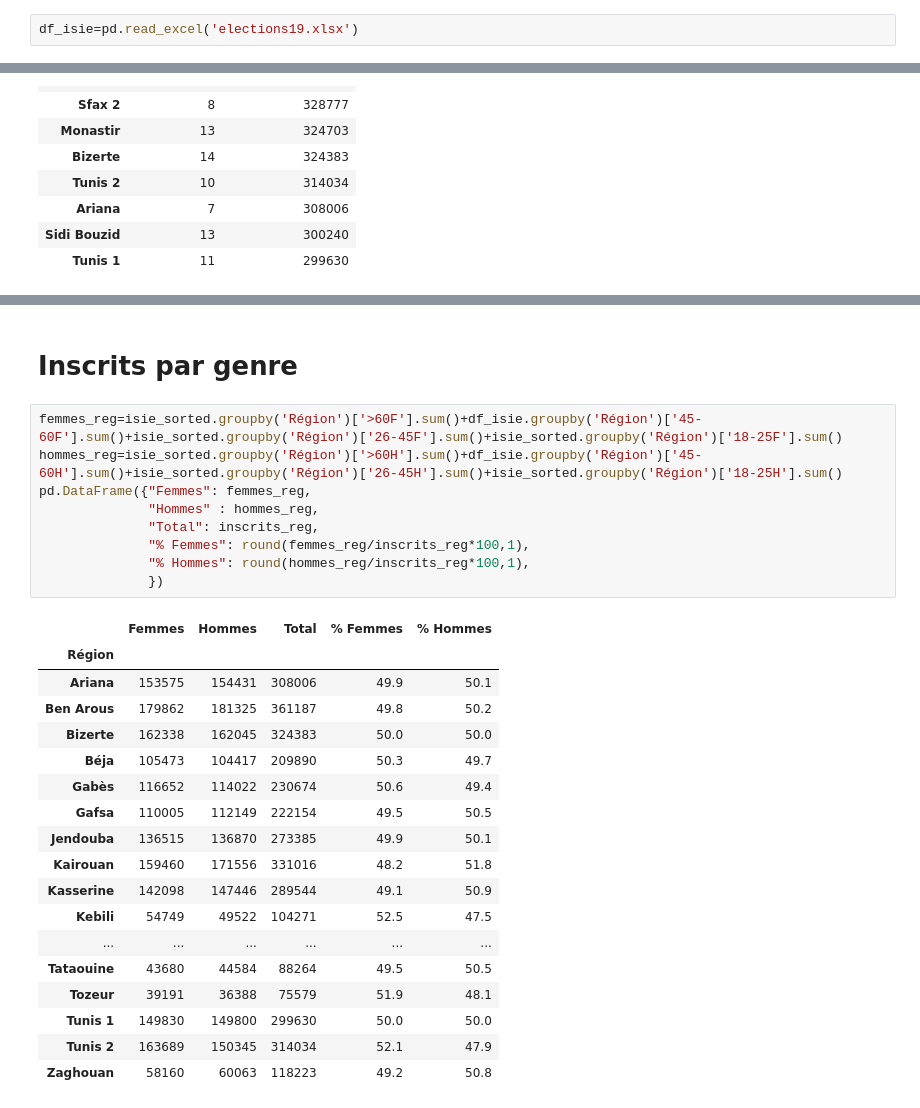
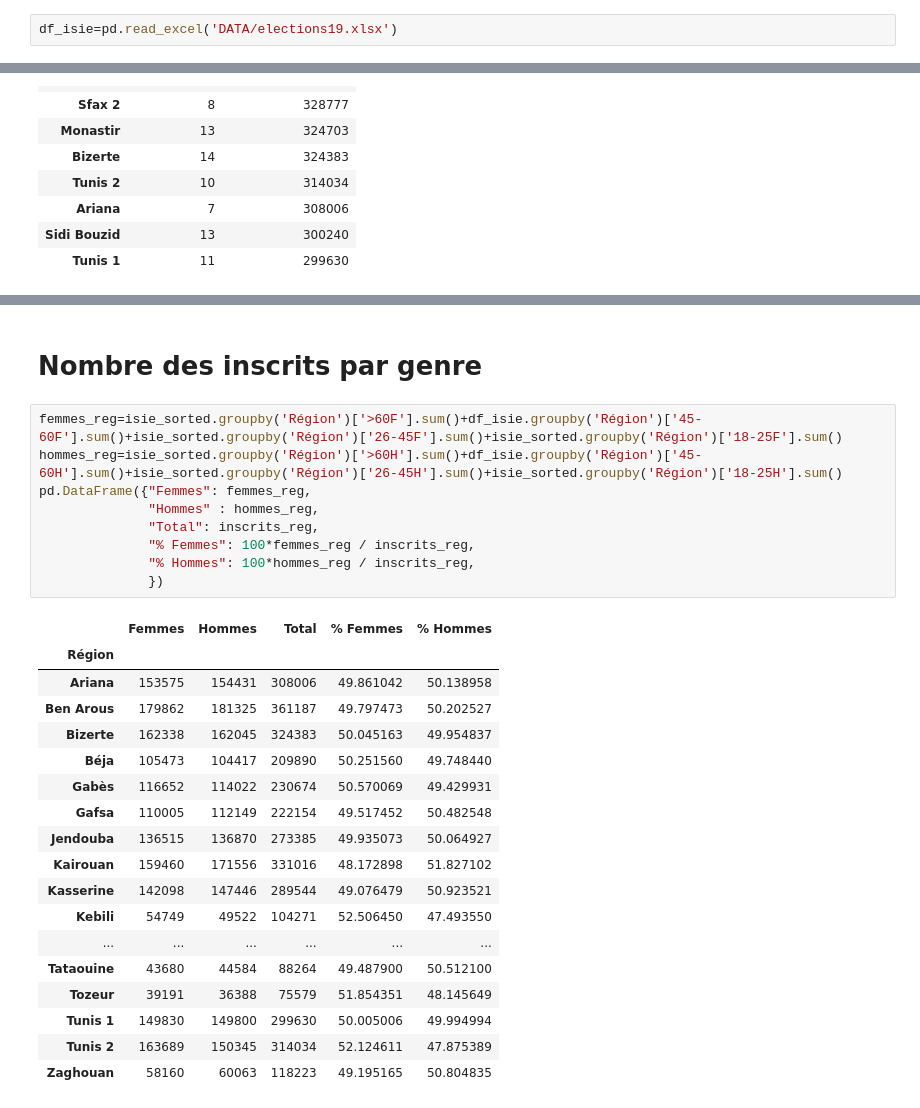
Before and after one commit to SeifAllah-BS/Analyse_Donn-es, a Jupyter notebook: index.ipynb, the cells around one changed output, grey strips where cells are left out. Saved outputs shown, nothing was run; the diff lists cells and outputs as text.

```diff
--- a/index.ipynb
+++ b/index.ipynb
@@ -6,6 +6,6 @@ import numpy as np
 import matplotlib.pyplot as plt
 %matplotlib inline
 # %%
-df_isie=pd.read_excel('elections19.xlsx')
+df_isie=pd.read_excel('DATA/elections19.xlsx')
 # %%
 isie_sorted = df_isie.sort_values(by="Nombre d'inscrits",ascending=False )
@@ -210,30 +133,30 @@ df_jeunes1.sort_values(by="%",ascending=False).head(5)
 # %% [markdown]
-# **Inscrits par genre**
+# **Nombre des inscrits par genre**
 # %%
 femmes_reg=isie_sorted.groupby('Région')['>60F'].sum()+df_isie.groupby('Région')['45-60F'].sum()+isie_sorted.groupby('Région')['26-45F'].sum()+isie_sorted.groupby('Région')['18-25F'].sum()
 hommes_reg=isie_sorted.groupby('Région')['>60H'].sum()+df_isie.groupby('Région')['45-60H'].sum()+isie_sorted.groupby('Région')['26-45H'].sum()+isie_sorted.groupby('Région')['18-25H'].sum()
 pd.DataFrame({"Femmes": femmes_reg,
               "Hommes" : hommes_reg,
               "Total": inscrits_reg,
-              "% Femmes": round(femmes_reg/inscrits_reg*100,1),
-              "% Hommes": round(hommes_reg/inscrits_reg*100,1),
+              "% Femmes": 100*femmes_reg / inscrits_reg,
+              "% Hommes": 100*hommes_reg / inscrits_reg,
               })
 # %% [output]
 |  | Femmes | Hommes | Total | % Femmes | % Hommes |
 | Région |  |  |  |  |  |
-| Ariana | 153575 | 154431 | 308006 | 49.9 | 50.1 |
-| Ben Arous | 179862 | 181325 | 361187 | 49.8 | 50.2 |
-| Bizerte | 162338 | 162045 | 324383 | 50.0 | 50.0 |
-| Béja | 105473 | 104417 | 209890 | 50.3 | 49.7 |
-| Gabès | 116652 | 114022 | 230674 | 50.6 | 49.4 |
-| Gafsa | 110005 | 112149 | 222154 | 49.5 | 50.5 |
-| Jendouba | 136515 | 136870 | 273385 | 49.9 | 50.1 |
-| Kairouan | 159460 | 171556 | 331016 | 48.2 | 51.8 |
-| Kasserine | 142098 | 147446 | 289544 | 49.1 | 50.9 |
-| Kebili | 54749 | 49522 | 104271 | 52.5 | 47.5 |
+| Ariana | 153575 | 154431 | 308006 | 49.861042 | 50.138958 |
+| Ben Arous | 179862 | 181325 | 361187 | 49.797473 | 50.202527 |
+| Bizerte | 162338 | 162045 | 324383 | 50.045163 | 49.954837 |
+| Béja | 105473 | 104417 | 209890 | 50.251560 | 49.748440 |
+| Gabès | 116652 | 114022 | 230674 | 50.570069 | 49.429931 |
+| Gafsa | 110005 | 112149 | 222154 | 49.517452 | 50.482548 |
+| Jendouba | 136515 | 136870 | 273385 | 49.935073 | 50.064927 |
+| Kairouan | 159460 | 171556 | 331016 | 48.172898 | 51.827102 |
+| Kasserine | 142098 | 147446 | 289544 | 49.076479 | 50.923521 |
+| Kebili | 54749 | 49522 | 104271 | 52.506450 | 47.493550 |
 | ... | ... | ... | ... | ... | ... |
-| Tataouine | 43680 | 44584 | 88264 | 49.5 | 50.5 |
-| Tozeur | 39191 | 36388 | 75579 | 51.9 | 48.1 |
-| Tunis 1 | 149830 | 149800 | 299630 | 50.0 | 50.0 |
-| Tunis 2 | 163689 | 150345 | 314034 | 52.1 | 47.9 |
-| Zaghouan | 58160 | 60063 | 118223 | 49.2 | 50.8 |
+| Tataouine | 43680 | 44584 | 88264 | 49.487900 | 50.512100 |
+| Tozeur | 39191 | 36388 | 75579 | 51.854351 | 48.145649 |
+| Tunis 1 | 149830 | 149800 | 299630 | 50.005006 | 49.994994 |
+| Tunis 2 | 163689 | 150345 | 314034 | 52.124611 | 47.875389 |
+| Zaghouan | 58160 | 60063 | 118223 | 49.195165 | 50.804835 |
```
Also changed, not shown: parts of 20 cells of this notebook.
